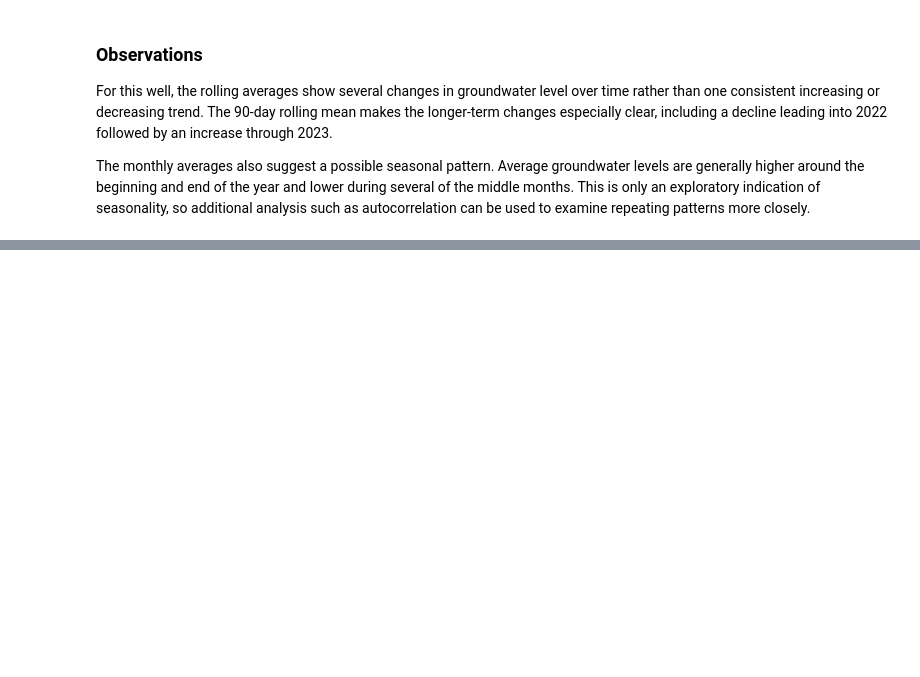
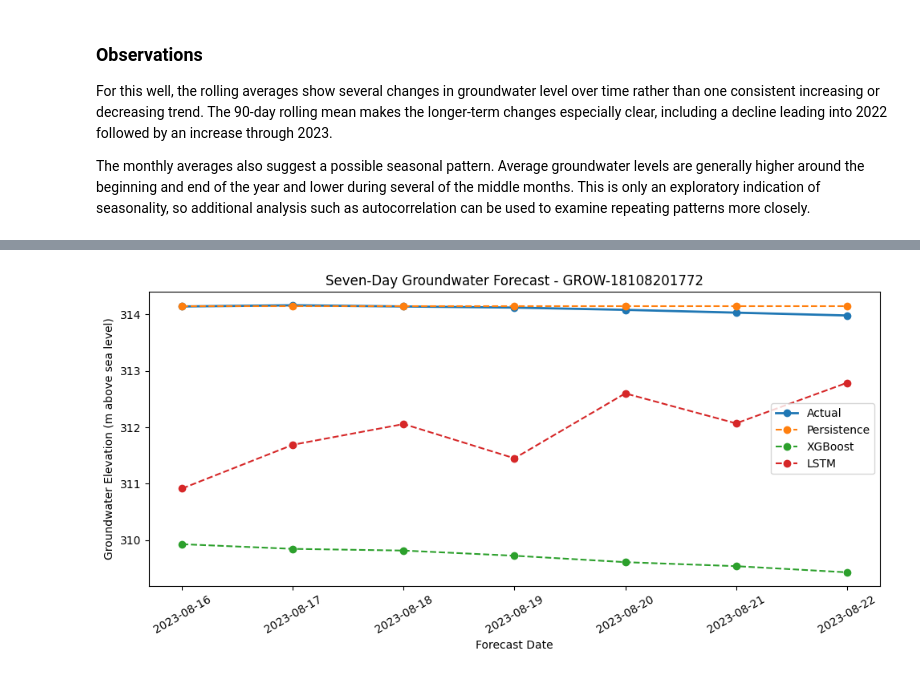
Before and after one commit to Break-Through-Tech/Microsoft-4A-groundwater-timeseries-prediction-using-AI, a Jupyter notebook: notebooks/Microsoft_4A.ipynb, the cells around one changed output, grey strips where cells are left out. Cells and saved outputs as stored; diff of their text form; code cells hidden in the pictures; blank space fills up the shorter version.

```diff
--- a/notebooks/Microsoft_4A.ipynb
+++ b/notebooks/Microsoft_4A.ipynb
@@ -440,0 +914,45 @@ The monthly averages also suggest a possible seasonal pattern. Average groundwat
+# %%
+
+# Choose an example from the middle of the test period
+example_pos = len(test_idx) // 2
+
+origin = forecast_origins[test_idx[example_pos]]
+
+next_week = pd.date_range(
+    origin + pd.Timedelta(days=1),
+    periods=HORIZON,
+    freq="D"
+)
+
+plt.figure(figsize=(10, 5))
+
+# Actual groundwater observations
+plt.plot(
+    next_week,
+    y_all[test_idx[example_pos]],
+    "o-",
+    linewidth=2,
+    label="Actual"
+)
+
+# Model predictions
+for name, prediction in test_predictions.items():
+    plt.plot(
+        next_week,
+        prediction[example_pos],
+        "o--",
+        label=name
+    )
+
+plt.title(
+    f"Seven-Day Groundwater Forecast - {WELL_ID}"
+)
+
+plt.xlabel("Forecast Date")
+plt.ylabel("Groundwater Elevation (m above sea level)")
+plt.legend()
+plt.xticks(rotation=30)
+plt.tight_layout()
+plt.show()
+# %% [output]
+[figure, added]
```
Also changed, not shown: parts of 23 cells of this notebook.
